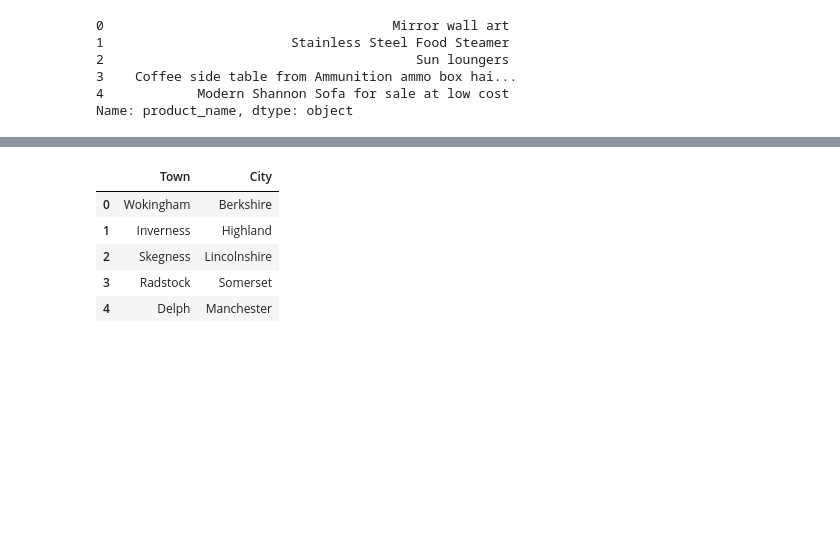
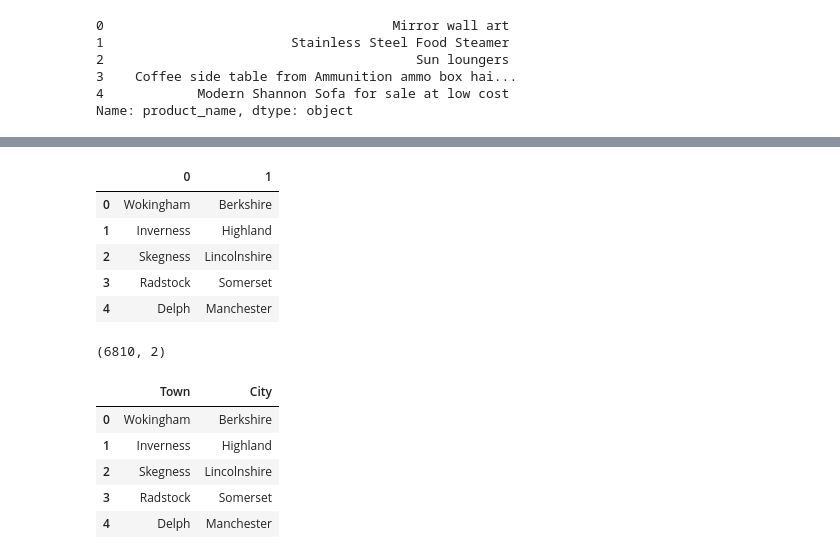
Before and after one commit to tajpatel58/Facebook-Marketplace, a Jupyter notebook: Exploring_Data/cleaning_data.ipynb, the cells around one changed output, grey strips where cells are left out. Drawn from its saved outputs; the diff is of its cells as text; code cells hidden in the pictures; blank space fills up the shorter version.

```diff
--- a/Exploring_Data/cleaning_data.ipynb
+++ b/Exploring_Data/cleaning_data.ipynb
@@ -174,7 +182,19 @@ Location: Can split based on ",". Whether I use location as features is unclear.
+# %%
+location_info = products['location'].str.split(',', expand=True)
+location_info.head()
+# %% [output]
+|  | 0 | 1 |
+| 0 | Wokingham | Berkshire |
+| 1 | Inverness | Highland |
+| 2 | Skegness | Lincolnshire |
+| 3 | Radstock | Somerset |
+| 4 | Delph | Manchester |
 # %%
-location_info = products['location'].str.split(',', expand=True)
 location_info.columns = ['Town', 'City']
 town_counter, city_counter = Counter(location_info['Town']), Counter(location_info['City'])
+location_info.shape
+# %% [output]
+(6810, 2)
 # %%
 location_info.head()
 # %% [output]
```
Also changed, not shown: parts of 15 cells of this notebook.
